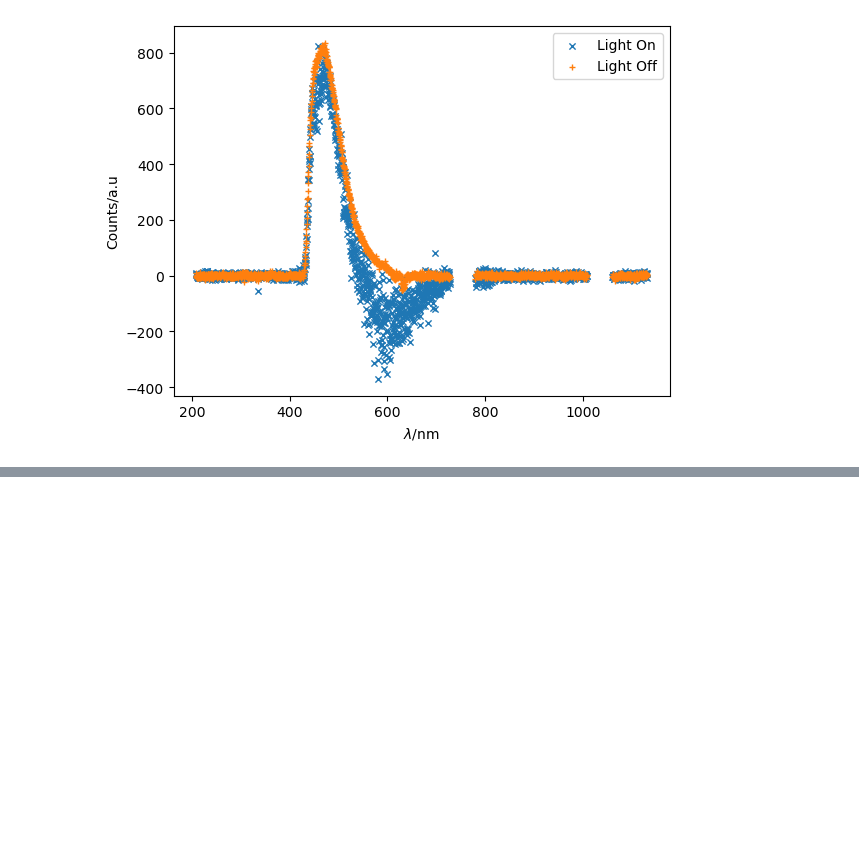
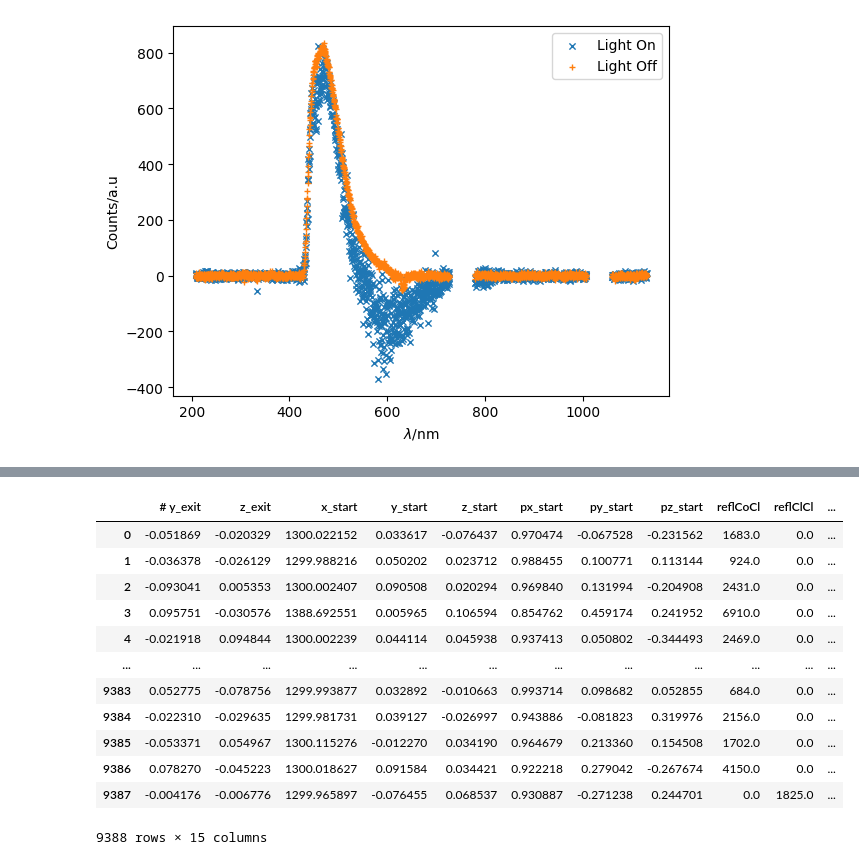
Before and after one commit to th3odor/TP_lab, a Jupyter notebook: reports/V_SciFi/aw.ipynb, the cells around one changed output, grey strips where cells are left out. Saved outputs shown, nothing was run; the diff lists cells and outputs as text; code cells hidden in the pictures; blank space fills up the shorter version.

```diff
--- a/reports/V_SciFi/aw.ipynb
+++ b/reports/V_SciFi/aw.ipynb
@@ -74,0 +81,16 @@ SyntaxError: invalid decimal literal (3208648135.py, line 8)
+# %%
+sim[11]
+# %% [output]
+|  | # y_exit | z_exit | x_start | y_start | z_start | px_start | py_start | pz_start | reflCoCl | reflClCl | ... |
+| 0 | -0.051869 | -0.020329 | 1300.022152 | 0.033617 | -0.076437 | 0.970474 | -0.067528 | -0.231562 | 1683.0 | 0.0 | ... |
+| 1 | -0.036378 | -0.026129 | 1299.988216 | 0.050202 | 0.023712 | 0.988455 | 0.100771 | 0.113144 | 924.0 | 0.0 | ... |
+| 2 | -0.093041 | 0.005353 | 1300.002407 | 0.090508 | 0.020294 | 0.969840 | 0.131994 | -0.204908 | 2431.0 | 0.0 | ... |
+| 3 | 0.095751 | -0.030576 | 1388.692551 | 0.005965 | 0.106594 | 0.854762 | 0.459174 | 0.241952 | 6910.0 | 0.0 | ... |
+| 4 | -0.021918 | 0.094844 | 1300.002239 | 0.044114 | 0.045938 | 0.937413 | 0.050802 | -0.344493 | 2469.0 | 0.0 | ... |
+| ... | ... | ... | ... | ... | ... | ... | ... | ... | ... | ... | ... |
+| 9383 | 0.052775 | -0.078756 | 1299.993877 | 0.032892 | -0.010663 | 0.993714 | 0.098682 | 0.052855 | 684.0 | 0.0 | ... |
+| 9384 | -0.022310 | -0.029635 | 1299.981731 | 0.039127 | -0.026997 | 0.943886 | -0.081823 | 0.319976 | 2156.0 | 0.0 | ... |
+| 9385 | -0.053371 | 0.054967 | 1300.115276 | -0.012270 | 0.034190 | 0.964679 | 0.213360 | 0.154508 | 1702.0 | 0.0 | ... |
+| 9386 | 0.078270 | -0.045223 | 1300.018627 | 0.091584 | 0.034421 | 0.922218 | 0.279042 | -0.267674 | 4150.0 | 0.0 | ... |
+| 9387 | -0.004176 | -0.006776 | 1299.965897 | -0.076455 | 0.068537 | 0.930887 | -0.271238 | 0.244701 | 0.0 | 1825.0 | ... |
+9388 rows × 15 columns
```
Also changed, not shown: parts of 14 cells of this notebook.
